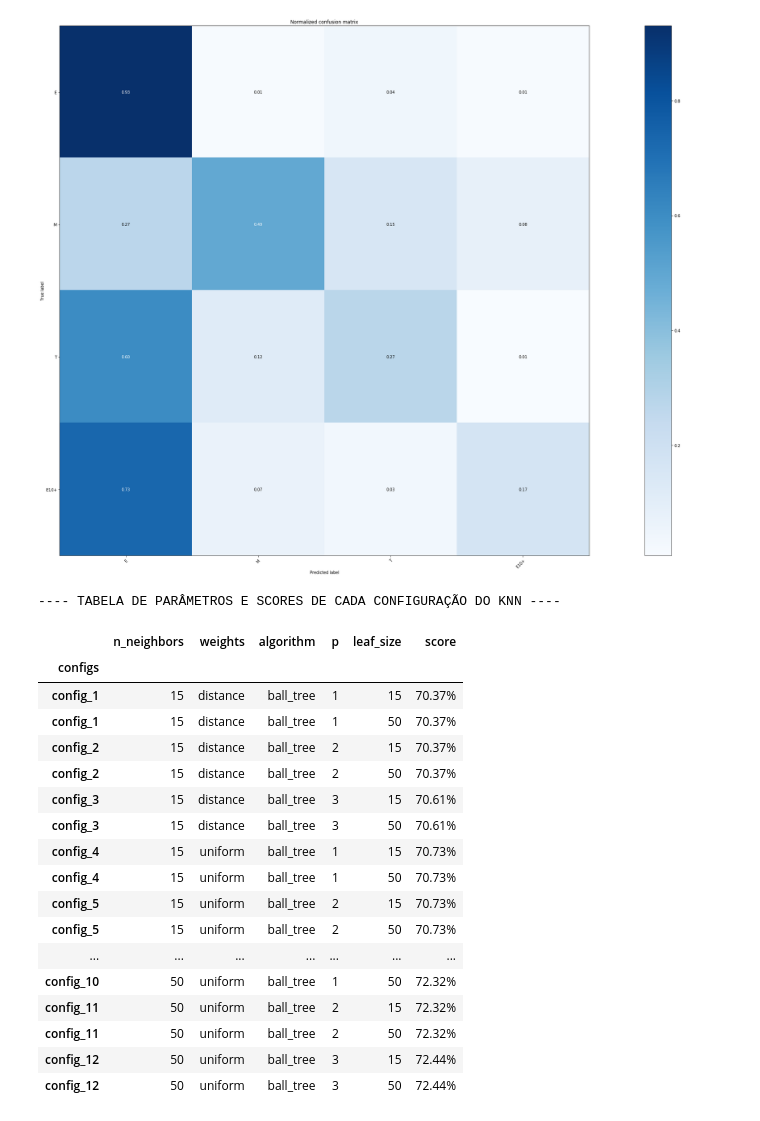
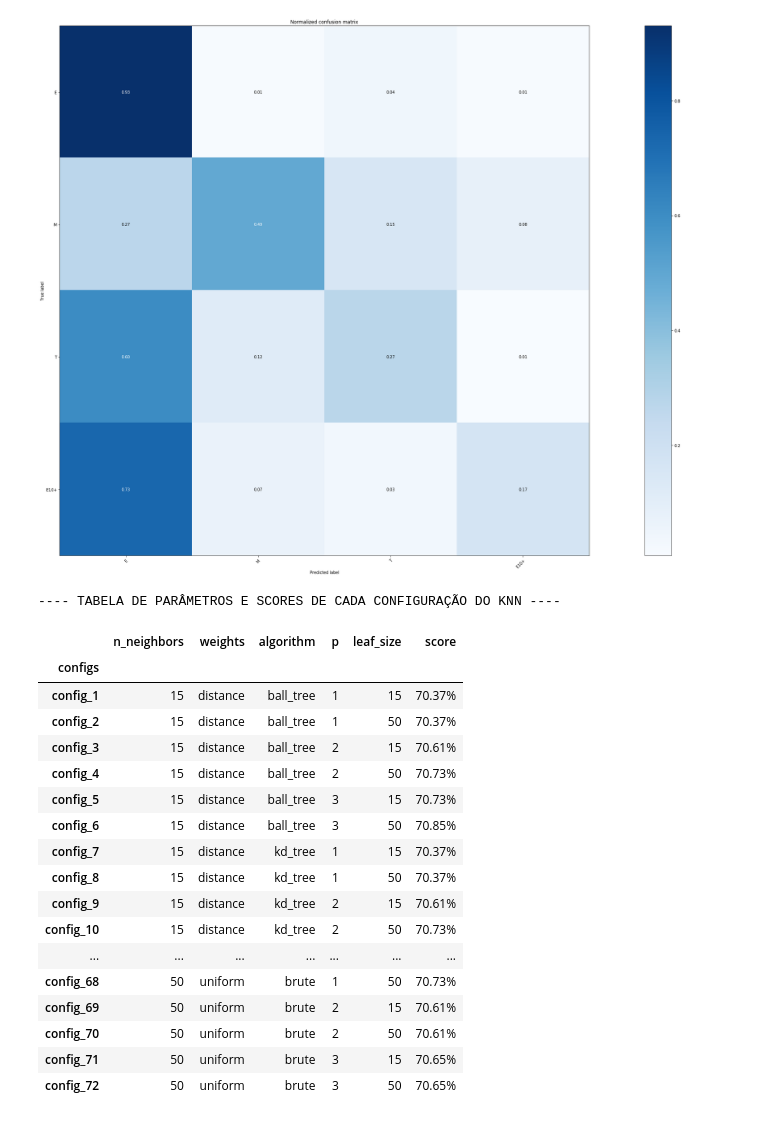
Before and after one commit to matheusraz/DS-Project, a Jupyter notebook: NewHip5.ipynb, the cells around one changed output. Drawn from its saved outputs; the diff is of its cells as text; code cells hidden in the pictures.

```diff
--- a/NewHip5.ipynb
+++ b/NewHip5.ipynb
@@ -278,36 +213,37 @@ Normalized confusion matrix
 # %%
 print("\n---- TABELA DE PARÂMETROS E SCORES DE CADA CONFIGURAÇÃO DO KNN ----")
 data_configs = []
 indexScores = 0
 for neighbor in neighbors_config:
     for weight in weights_config:
         for algorithm in algorithm_config:
             for p in p_config:
                 for leaf in leaf_size_config:
                     data_configs.append([neighbor,weight,algorithm,p,leaf,
                                          'config_{}'.format(indexScores+1),
                                          '{0:.2f}%'.format((round(best_scores_foreach_configuration[indexScores] * 100,2)))])
-                indexScores += 1
+                    indexScores += 1
 df_configs = pd.DataFrame(data_configs,columns=['n_neighbors','weights','algorithm','p','leaf_size','configs','score'])
 df_configs.set_index(['configs'],inplace=True)
+pd.set_option('display.max_rows', len(df_configs))
 df_configs
 # %% [output]
 ---- TABELA DE PARÂMETROS E SCORES DE CADA CONFIGURAÇÃO DO KNN ----
 |  | n_neighbors | weights | algorithm | p | leaf_size | score |
 | configs |  |  |  |  |  |  |
 | config_1 | 15 | distance | ball_tree | 1 | 15 | 70.37% |
-| config_1 | 15 | distance | ball_tree | 1 | 50 | 70.37% |
-| config_2 | 15 | distance | ball_tree | 2 | 15 | 70.37% |
-| config_2 | 15 | distance | ball_tree | 2 | 50 | 70.37% |
-| config_3 | 15 | distance | ball_tree | 3 | 15 | 70.61% |
-| config_3 | 15 | distance | ball_tree | 3 | 50 | 70.61% |
-| config_4 | 15 | uniform | ball_tree | 1 | 15 | 70.73% |
-| config_4 | 15 | uniform | ball_tree | 1 | 50 | 70.73% |
-| config_5 | 15 | uniform | ball_tree | 2 | 15 | 70.73% |
-| config_5 | 15 | uniform | ball_tree | 2 | 50 | 70.73% |
+| config_2 | 15 | distance | ball_tree | 1 | 50 | 70.37% |
+| config_3 | 15 | distance | ball_tree | 2 | 15 | 70.61% |
+| config_4 | 15 | distance | ball_tree | 2 | 50 | 70.73% |
+| config_5 | 15 | distance | ball_tree | 3 | 15 | 70.73% |
+| config_6 | 15 | distance | ball_tree | 3 | 50 | 70.85% |
+| config_7 | 15 | distance | kd_tree | 1 | 15 | 70.37% |
+| config_8 | 15 | distance | kd_tree | 1 | 50 | 70.37% |
+| config_9 | 15 | distance | kd_tree | 2 | 15 | 70.61% |
+| config_10 | 15 | distance | kd_tree | 2 | 50 | 70.73% |
 | ... | ... | ... | ... | ... | ... | ... |
-| config_10 | 50 | uniform | ball_tree | 1 | 50 | 72.32% |
-| config_11 | 50 | uniform | ball_tree | 2 | 15 | 72.32% |
-| config_11 | 50 | uniform | ball_tree | 2 | 50 | 72.32% |
-| config_12 | 50 | uniform | ball_tree | 3 | 15 | 72.44% |
-| config_12 | 50 | uniform | ball_tree | 3 | 50 | 72.44% |
+| config_68 | 50 | uniform | brute | 1 | 50 | 70.73% |
+| config_69 | 50 | uniform | brute | 2 | 15 | 70.61% |
+| config_70 | 50 | uniform | brute | 2 | 50 | 70.61% |
+| config_71 | 50 | uniform | brute | 3 | 15 | 70.65% |
+| config_72 | 50 | uniform | brute | 3 | 50 | 70.65% |
```
Also changed, not shown: parts of 2 cells of this notebook, 4 other files.
